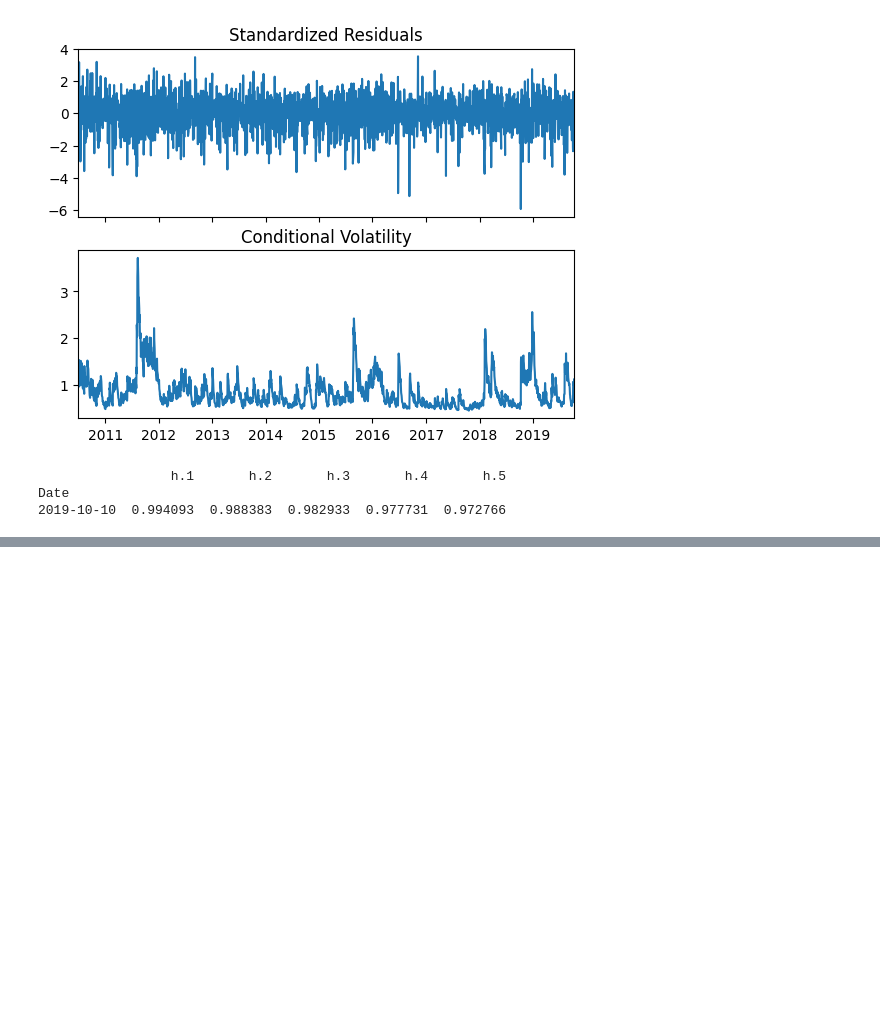
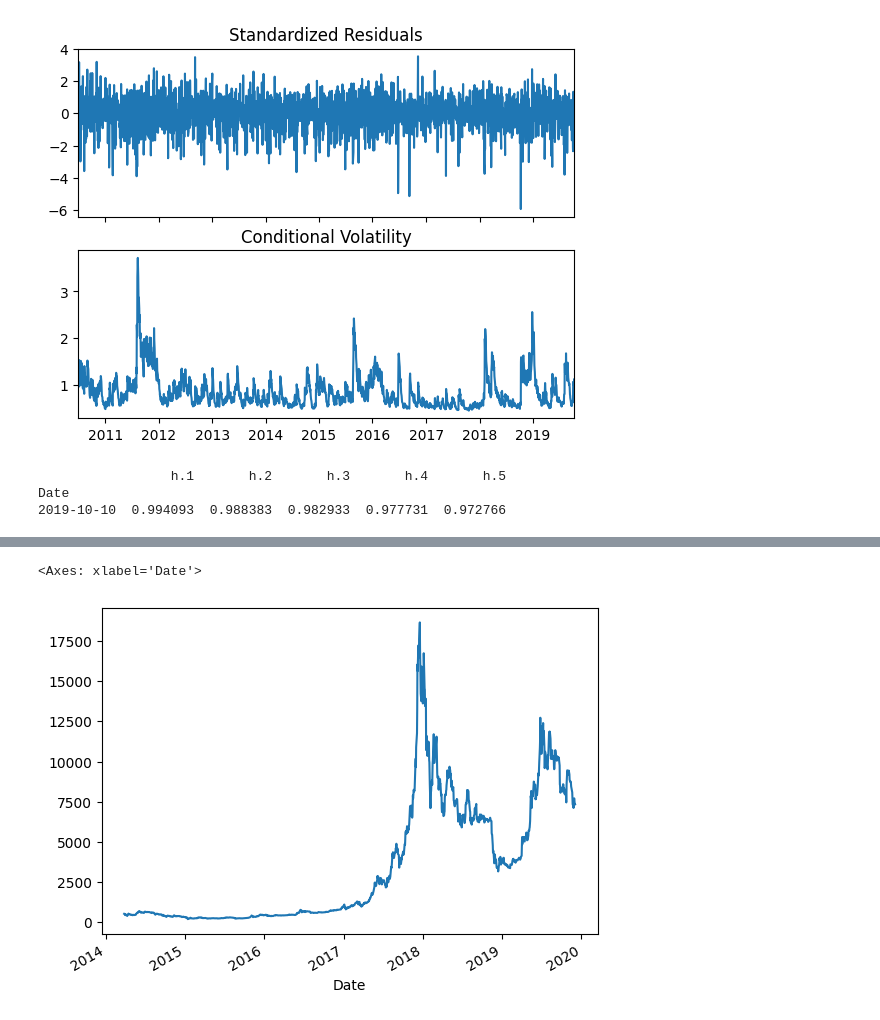
Before and after one commit to imoore99/GARCH, a Jupyter notebook: GARCH.ipynb, the cells around one changed output, grey strips where cells are left out. Cells and saved outputs as stored; diff of their text form; code cells hidden in the pictures; blank space fills up the shorter version.

```diff
--- a/GARCH.ipynb
+++ b/GARCH.ipynb
@@ -111,0 +175,9 @@ Date
+# %%
+#use csv data for now - will pull in data via yahoo finance conenction later
+# Load S&P 500 data
+bitcoin_data = pd.read_csv('data/bitcoin.csv', index_col='Date', parse_dates=True)
+# %%
+bitcoin_data['Close'].plot()
+# %% [output]
+<Axes: xlabel='Date'>
+[figure, added]
```
Also changed, not shown: parts of 25 cells of this notebook.
